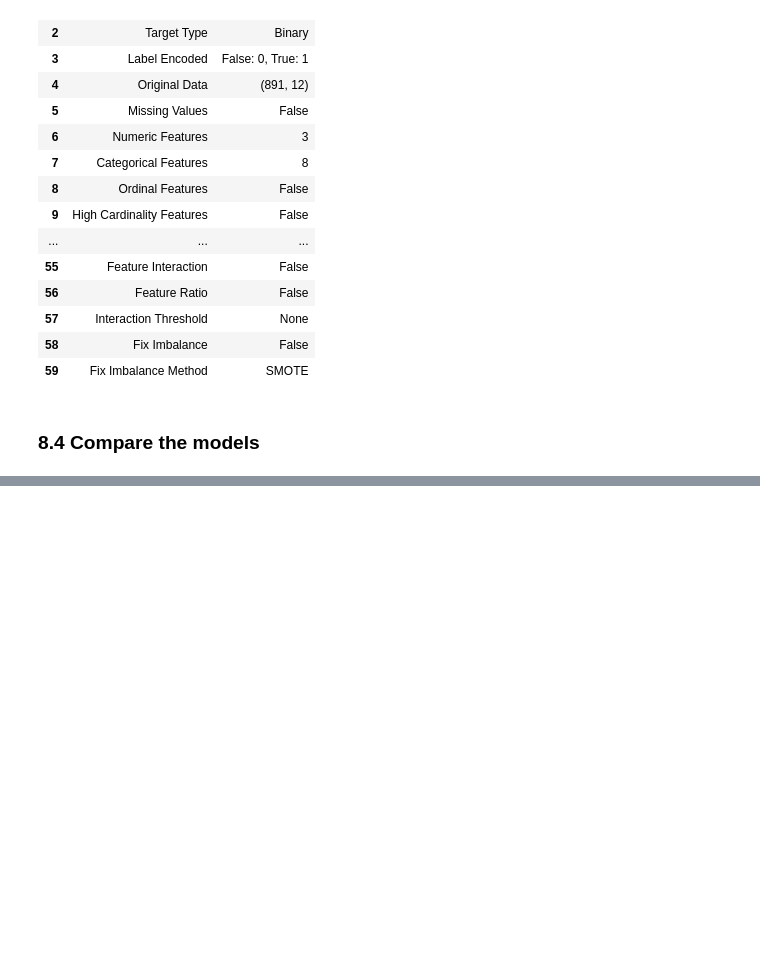
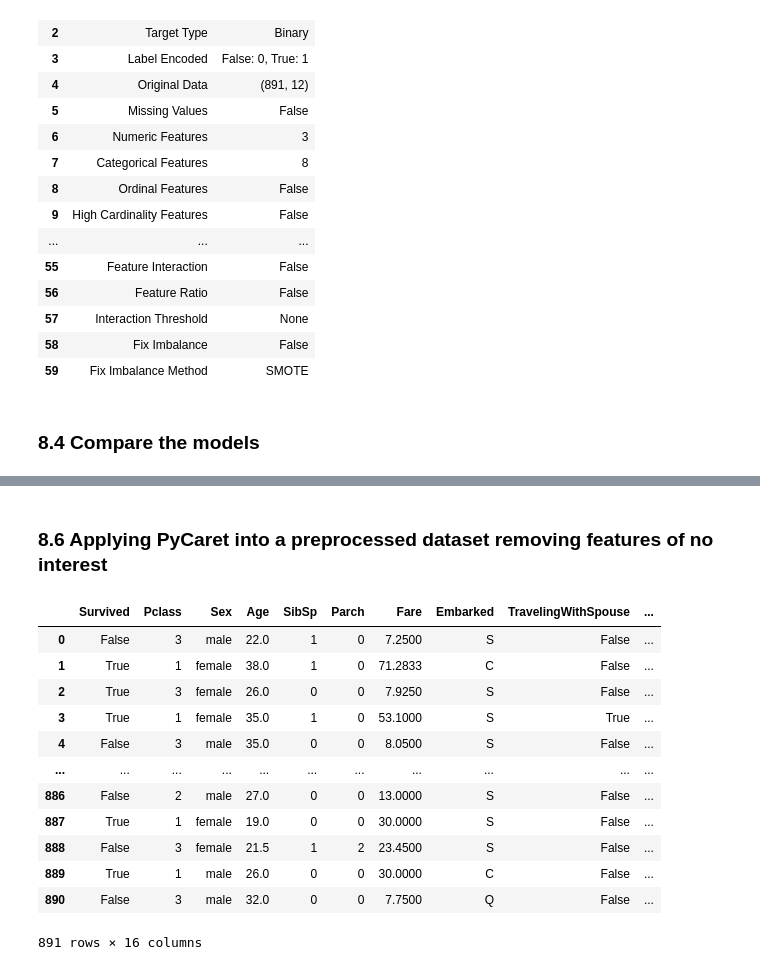
Before and after one commit to vinialbano/titanic, a Jupyter notebook: sprint_02_pycaret.ipynb, the cells around one changed output, grey strips where cells are left out. Saved outputs shown, nothing was run; the diff lists cells and outputs as text; code cells hidden in the pictures; blank space fills up the shorter version.

```diff
--- a/sprint_02_pycaret.ipynb
+++ b/sprint_02_pycaret.ipynb
@@ -988,0 +1011,6 @@ Name: Survived, dtype: float64
+# %%
+floors = {'A' : 'ABC', 'B' : 'ABC', 'C' : 'ABC', 'D' : 'DE', 'E' : 'DE', 'F' : 'FG', 'G' : 'FG', 'T' : 'T', 'U' : 'U'}
+df_train['Floor_'] = df_train['Floor'].map(floors)
+df_train.drop('Floor', axis='columns', inplace=True)
+df_train.rename(columns={'Floor_':'Floor'}, inplace=True)
+df_train['Floor'].value_counts()
@@ -1052,6 +1088,10 @@ class FeatureEngineeringTransformer(BaseEstimator, TransformerMixin):
         # FareByPassenger
         X['FareByPassenger'] = X['Fare'] / ticket_frequency
 
+        #Floor or Deck
+        floors = {'A' : 'ABC', 'B' : 'ABC', 'C' : 'ABC', 'D' : 'DE', 'E' : 'DE', 'F' : 'FG', 'G' : 'FG', 'T' : 'T', 'U' : 'U'}
+        X['Floor'] = X['Cabin'].map(lambda x: x[0]).map(floors)
+
         return X
 # %%
 df_train = FeatureEngineeringTransformer().fit_transform(df_train)
@@ -2088,0 +2091,3 @@ best_model = compare_models()
+# %%
+df_train = FeatureEngineeringTransformer().fit_transform(df_train)
+df_train
@@ -2088,0 +2155,19 @@ best_model = compare_models()
+# %% [markdown]
+### 8.6 Applying PyCaret into a preprocessed dataset removing features of no interest
+# %%
+df_train = AttributesRemovalTransformer(['PassengerId', 'Name', 'Ticket', 'Cabin']).fit_transform(df_train)
+df_train
+# %% [output]
+|  | Survived | Pclass | Sex | Age | SibSp | Parch | Fare | Embarked | TravelingWithSpouse | ... |
+| 0 | False | 3 | male | 22.0 | 1 | 0 | 7.2500 | S | False | ... |
+| 1 | True | 1 | female | 38.0 | 1 | 0 | 71.2833 | C | False | ... |
+| 2 | True | 3 | female | 26.0 | 0 | 0 | 7.9250 | S | False | ... |
+| 3 | True | 1 | female | 35.0 | 1 | 0 | 53.1000 | S | True | ... |
+| 4 | False | 3 | male | 35.0 | 0 | 0 | 8.0500 | S | False | ... |
+| ... | ... | ... | ... | ... | ... | ... | ... | ... | ... | ... |
+| 886 | False | 2 | male | 27.0 | 0 | 0 | 13.0000 | S | False | ... |
+| 887 | True | 1 | female | 19.0 | 0 | 0 | 30.0000 | S | False | ... |
+| 888 | False | 3 | female | 21.5 | 1 | 2 | 23.4500 | S | False | ... |
+| 889 | True | 1 | male | 26.0 | 0 | 0 | 30.0000 | C | False | ... |
+| 890 | False | 3 | male | 32.0 | 0 | 0 | 7.7500 | Q | False | ... |
+891 rows × 16 columns
```
Also changed, not shown: parts of 38 cells of this notebook.
